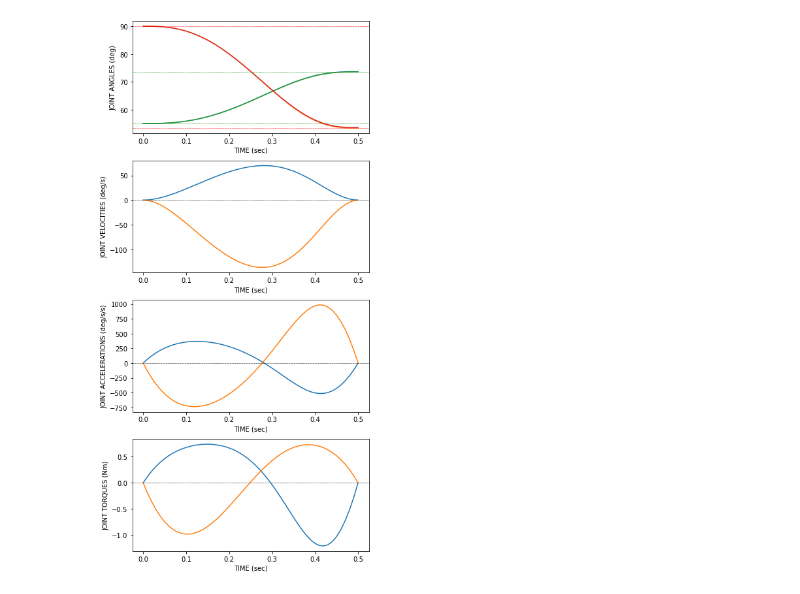
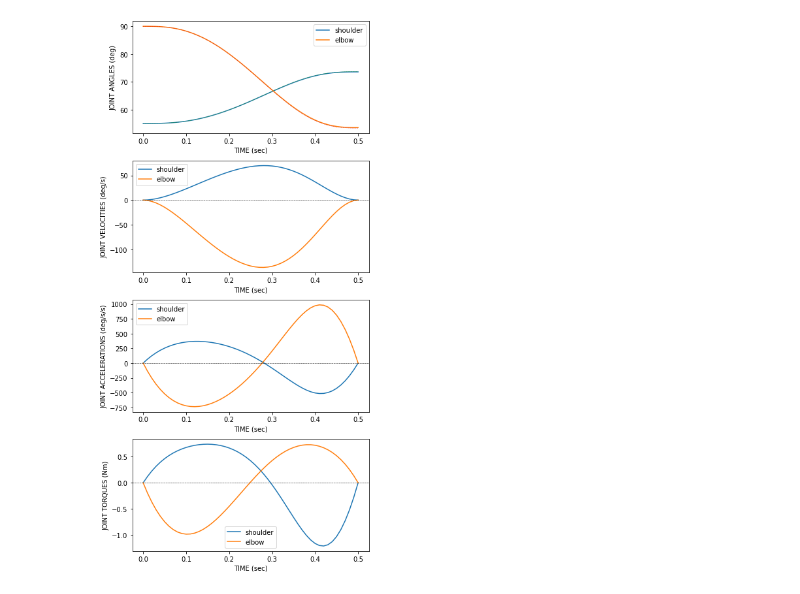
Before and after one commit to gribblelab/twojointarm, a Jupyter notebook: demo.ipynb, the cells around one changed output. Drawn from its saved outputs; the diff is of its cells as text; code cells hidden in the pictures.

```diff
--- a/demo.ipynb
+++ b/demo.ipynb
@@ -38,31 +38,31 @@ A_sim, Ad_sim, Add_sim = forward_dynamics(A0, Ad0, Q, t, arm_params)
 # %%
 # Plot the simulated arm movement
 
 f0 = plt.figure(figsize=(6,12), dpi=72)
 ax = f0.add_subplot(4,1,1)
-lines = ax.plot(t,A*180/np.pi)
 lines2= ax.plot(t,A_sim*180/np.pi)
-ax.axhline(y=A[0,0]*180/np.pi, color='g', linestyle='--', linewidth=0.5)
-ax.axhline(y=A[-1,0]*180/np.pi, color='g', linestyle='--', linewidth=0.5)
-ax.axhline(y=A[0,1]*180/np.pi, color='r', linestyle='--', linewidth=0.5)
-ax.axhline(y=A[-1,1]*180/np.pi, color='r', linestyle='--', linewidth=0.5)
+lines = ax.plot(t,A*180/np.pi, linestyle='--', linewidth=0.5)
+ax.legend(lines2,('shoulder','elbow'))
 ax.set_xlabel('TIME (sec)')
 ax.set_ylabel('JOINT ANGLES (deg)')
 ax = f0.add_subplot(4,1,2)
 lines = ax.plot(t,Ad*180/np.pi)
+ax.legend(lines,('shoulder','elbow'))
 ax.axhline(y=0.0, color='k', linestyle='--', linewidth=0.5)
 ax.set_xlabel('TIME (sec)')
 ax.set_ylabel('JOINT VELOCITIES (deg/s)')
 ax = f0.add_subplot(4,1,3)
 lines = ax.plot(t,Add*180/np.pi)
+ax.legend(lines,('shoulder','elbow'))
 ax.axhline(y=0.0, color='k', linestyle='--', linewidth=0.5)
 ax.set_xlabel('TIME (sec)')
 ax.set_ylabel('JOINT ACCELERATIONS (deg/s/s)')
 ax = f0.add_subplot(4,1,4)
 lines = ax.plot(t,Q)
+ax.legend(lines,('shoulder','elbow'))
 ax.axhline(y=0.0, color='k', linestyle='--', linewidth=0.5)
 ax.set_xlabel('TIME (sec)')
 ax.set_ylabel('JOINT TORQUES (Nm)')
 f0.tight_layout()
 # %% [output]
-[figure, old version]
+[figure, new version]
```
Also changed, not shown: 1 other file.
